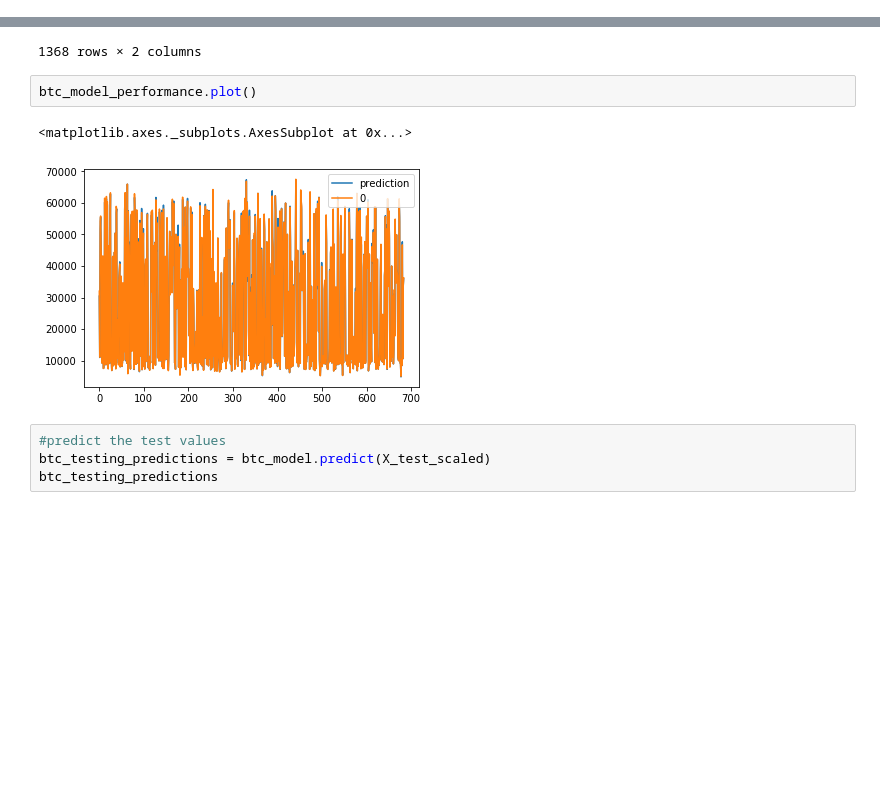
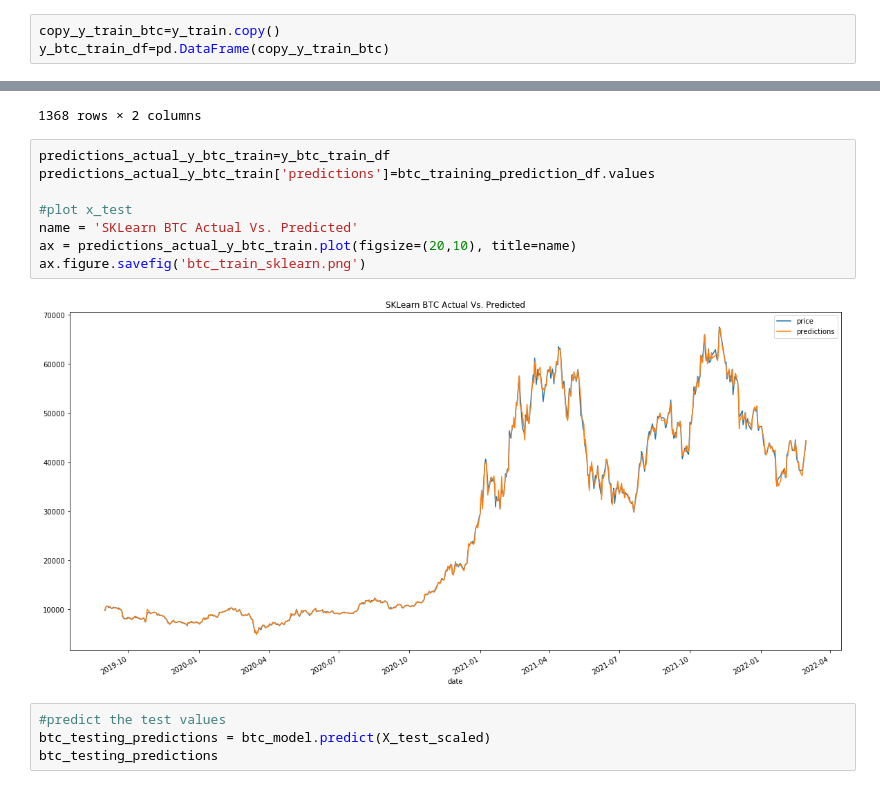
Before and after one commit to evansadasivan/Crypto-stable-coins-multi-model-forecasting, a Jupyter notebook: Project 2 file updated_June 9.ipynb, the cells around one changed output, grey strips where cells are left out. Saved outputs shown, nothing was run; the diff lists cells and outputs as text; blank space fills up the shorter version.

```diff
--- a/Project 2 file updated_June 9.ipynb
+++ b/Project 2 file updated_June 9.ipynb
@@ -730,3 +792,6 @@ X_test.sort_values("date",ascending=False)
+# %%
+copy_y_train_btc=y_train.copy()
+y_btc_train_df=pd.DataFrame(copy_y_train_btc)
 # %%
 #scale the data
 scaler = StandardScaler()
@@ -872,11 +937,16 @@ btc_model_performance
 | 682 | NaN | 33797.4 |
 | 683 | NaN | 36269.5 |
 1368 rows × 2 columns
-# %%
-btc_model_performance.plot()
-# %% [output]
-<matplotlib.axes._subplots.AxesSubplot at 0x...>
-[figure, removed]
+# %%
+predictions_actual_y_btc_train=y_btc_train_df
+predictions_actual_y_btc_train['predictions']=btc_training_prediction_df.values
+
+#plot x_test
+name = 'SKLearn BTC Actual Vs. Predicted'
+ax = predictions_actual_y_btc_train.plot(figsize=(20,10), title=name)
+ax.figure.savefig('btc_train_sklearn.png')
+# %% [output]
+[figure, added]
 # %%
 #predict the test values
 btc_testing_predictions = btc_model.predict(X_test_scaled)
```
Also changed, not shown: parts of 34 cells of this notebook, 11 other files.
